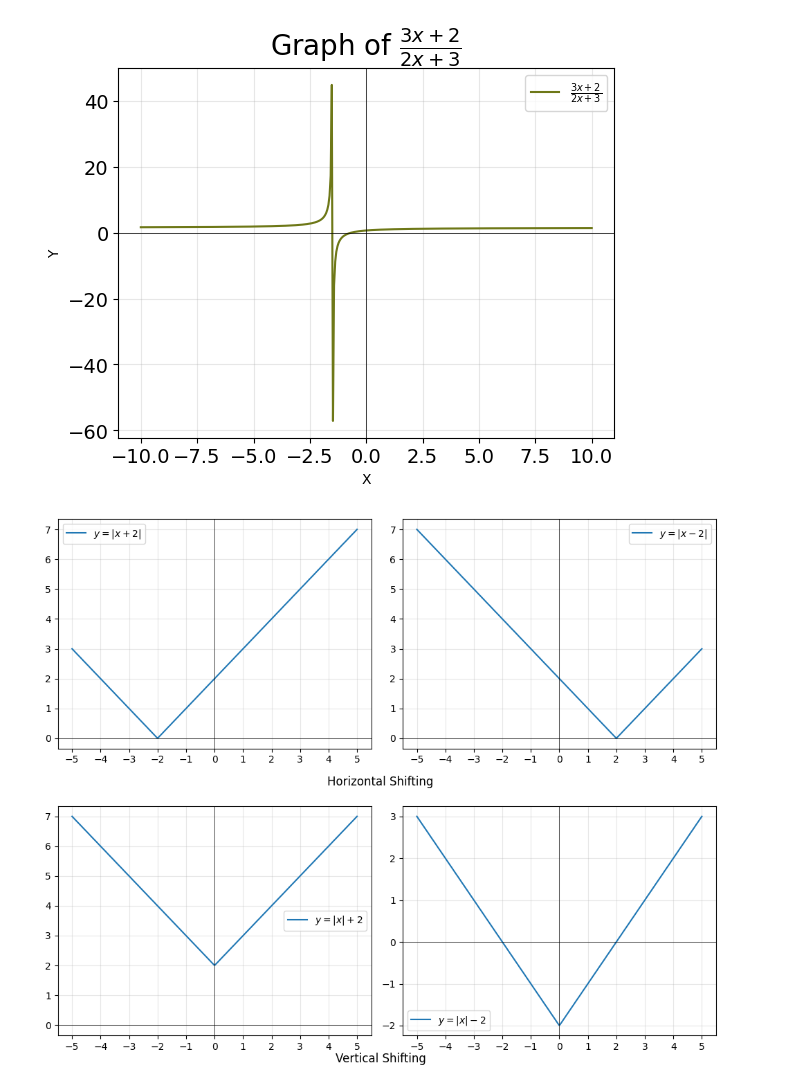
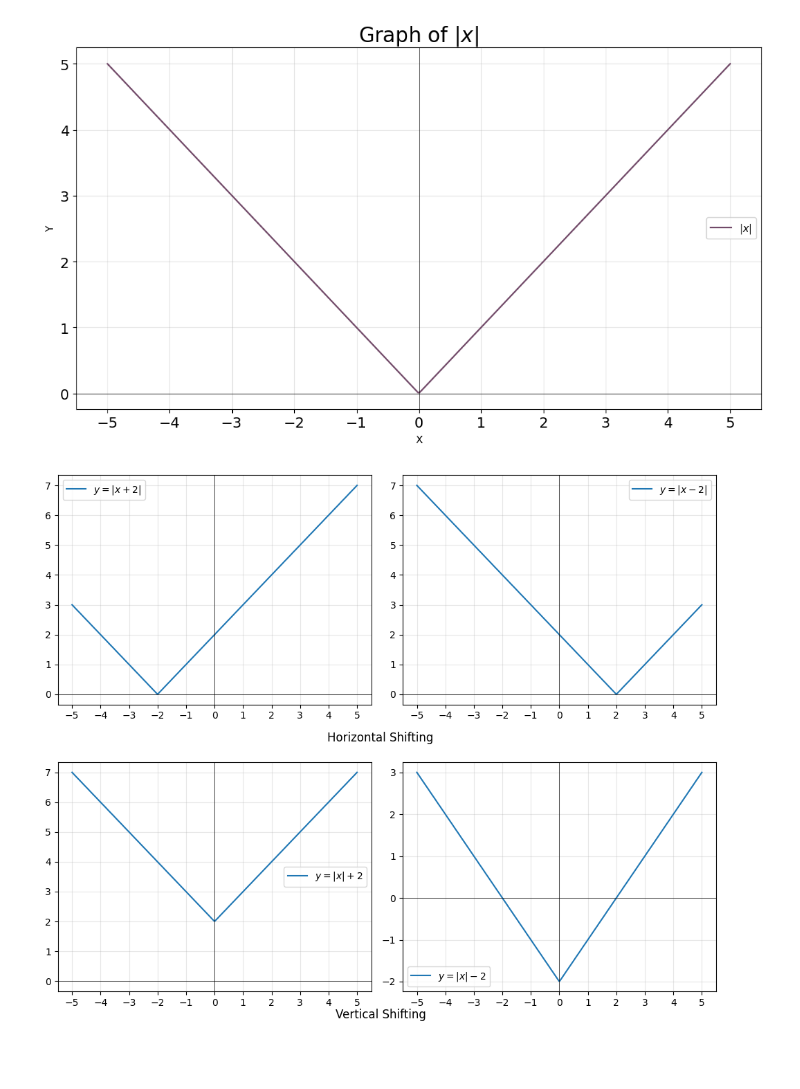
Before and after one commit to nahid1024/plot-maker, a Jupyter notebook: plots.ipynb, the cells around one changed output. Cells and saved outputs as stored; diff of their text form; code cells hidden in the pictures; blank space fills up the shorter version.

```diff
--- a/plots.ipynb
+++ b/plots.ipynb
@@ -9,6 +10,8 @@ def get_random_rgb_color():
     return (random.random() * 0.5, random.random() * 0.5, random.random() * 0.5)
 # %%
 def makePlot(x,y, formula, figno):
+    # create a larger figure so the plot isn't cramped
+    plt.figure(figsize=(10,6))
     plt.xlabel("X")
     plt.ylabel("Y")
     plt.title(r"Graph of " + formula, fontsize = 20)
@@ -17,22 +20,28 @@ def makePlot(x,y, formula, figno):
     plt.legend([formula])
     plt.axhline(0, color='black', linewidth=0.5)
     plt.axvline(0, color='black', linewidth=0.5)
+    ax = plt.gca()
+    # Force integer (whole-number) major ticks on both axes
+    ax.xaxis.set_major_locator(MultipleLocator(1))
+    ax.yaxis.set_major_locator(MultipleLocator(1))
     plt.xticks(fontsize = 14)
     plt.yticks(fontsize = 14)
     #plt.xlim(-10, 10)   # x-axis from 0 to 3
     #plt.ylim(-2, 10)
-    plt.savefig(figno)
+    # improve saved figure spacing and resolution
+    plt.tight_layout()
+    plt.savefig(figno, bbox_inches='tight', dpi=150)
     plt.show()
 # %%
-dom = np.linspace(-10,10,400)
+dom = np.linspace(-5,5,400)
 dom = np.array(dom)
 # %%
-rang = (3*dom +2)/(2*dom + 3)
+rang = np.abs(dom)
 #rang
 # %%
-makePlot(dom, rang, r"$\frac{3x+2}{2x+3}$", "7_a")
+makePlot(dom, rang, r"$|x|$", "choto_plot.png")
 # %% [output]
-[figure, old version]
+[figure, new version]
 # %%
 import matplotlib.pyplot as plt
 import numpy as np
```
Also changed, not shown: parts of 1 cell of this notebook, 1 other file.
